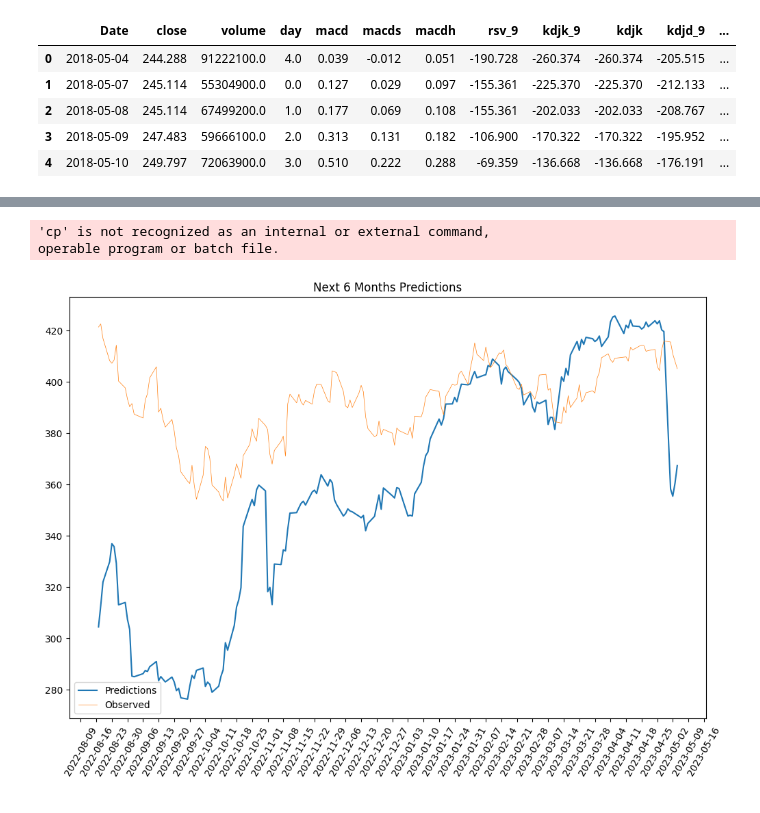
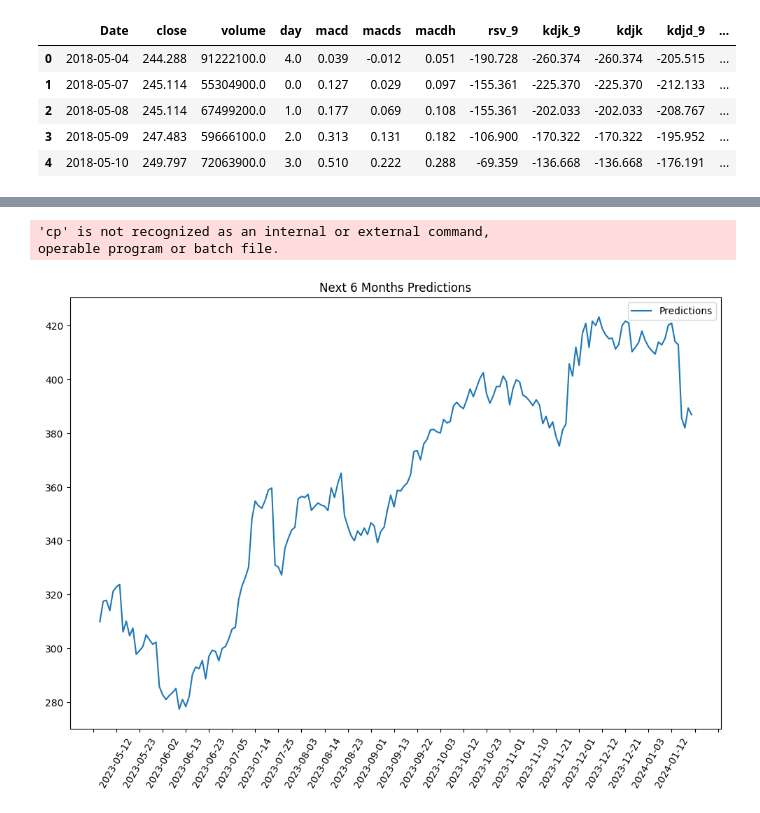
Before and after one commit to yaoyzz/Finance-LLM, a Jupyter notebook: lstm/lstm.ipynb, the cells around one changed output, grey strips where cells are left out. Drawn from its saved outputs; the diff is of its cells as text; code cells hidden in the pictures.

```diff
--- a/lstm/lstm.ipynb
+++ b/lstm/lstm.ipynb
@@ -282,26 +326,33 @@ data_orig_final.head()
+# %%
+def get_trading_date(n, start_date_str):
+    start_date = parser.parse(start_date_str)
+    nyse = mcal.get_calendar('NYSE')
+    # Get the next n trading days, excluding today
+    next_n_days = nyse.valid_days(start_date=start_date + timedelta(days=1), end_date=start_date + timedelta(days=n*2))
+    trading_days = next_n_days[:n]
+    trading_days = [day.date().isoformat() for day in trading_days]
+    return trading_days
 # %%
 import matplotlib.pyplot as plt
 new_preds = pd.DataFrame({
-    'Date': new_data_original['Date'],
+    'Date': get_trading_date(180, '2023-05-04'),
     'Predictions': new_pred,
-    'Observed': data_orig_final['close'][data_orig_final.shape[0]-180:]
 })
 
 new_preds.to_csv('new_preds.csv')
 !cp new_preds.csv "$path"
 
 fig, ax = plt.subplots(figsize=(12,8))
 plt.title('Next 6 Months Predictions')
 ax.plot('Date', 'Predictions', data=new_preds, label='Predictions')
-ax.plot('Date', 'Observed', data=new_preds, label='Observed', linewidth=0.5)
 plt.xticks(rotation=60)
 ax.xaxis.set_major_locator(mdates.WeekdayLocator(interval=1))
 ax.legend()
 plt.show()
 # %% [output]
 'cp' is not recognized as an internal or external command,
 operable program or batch file.
-[figure, old version]
+[figure, new version]
 # %%
 date_new = pd.concat([appts_model['Date'], new_data['Date']], axis=0)
 len_zeros = int(len(date_new)-len(appts_model['StudentName']))
```
Also changed, not shown: parts of 11 cells of this notebook, 7 other files.
